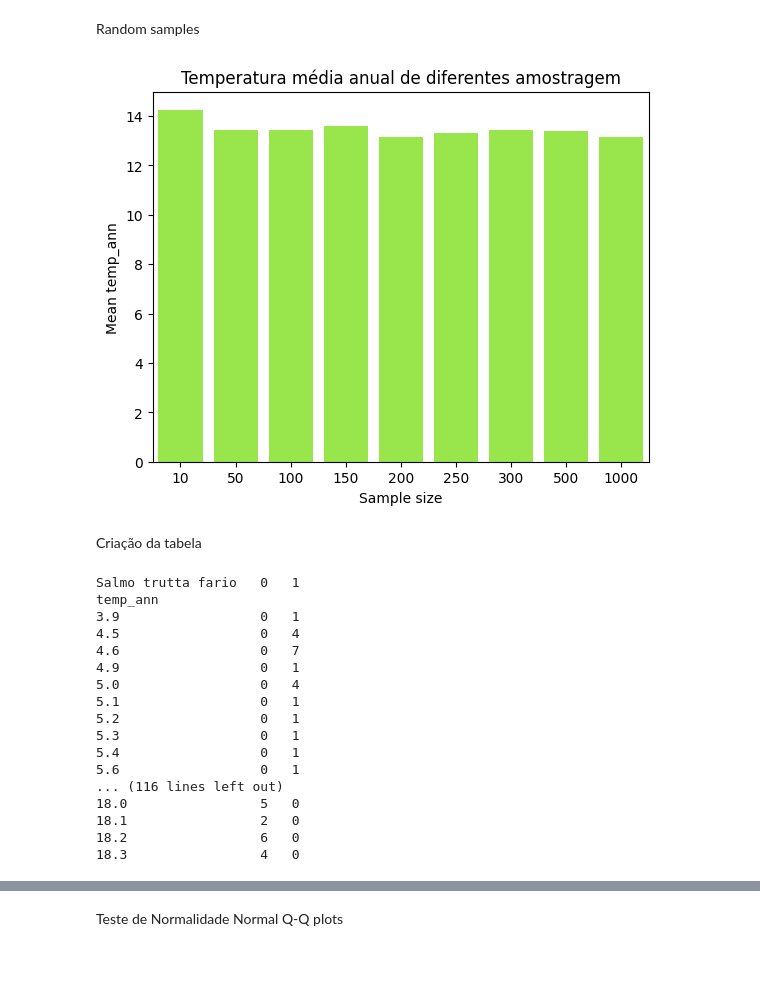
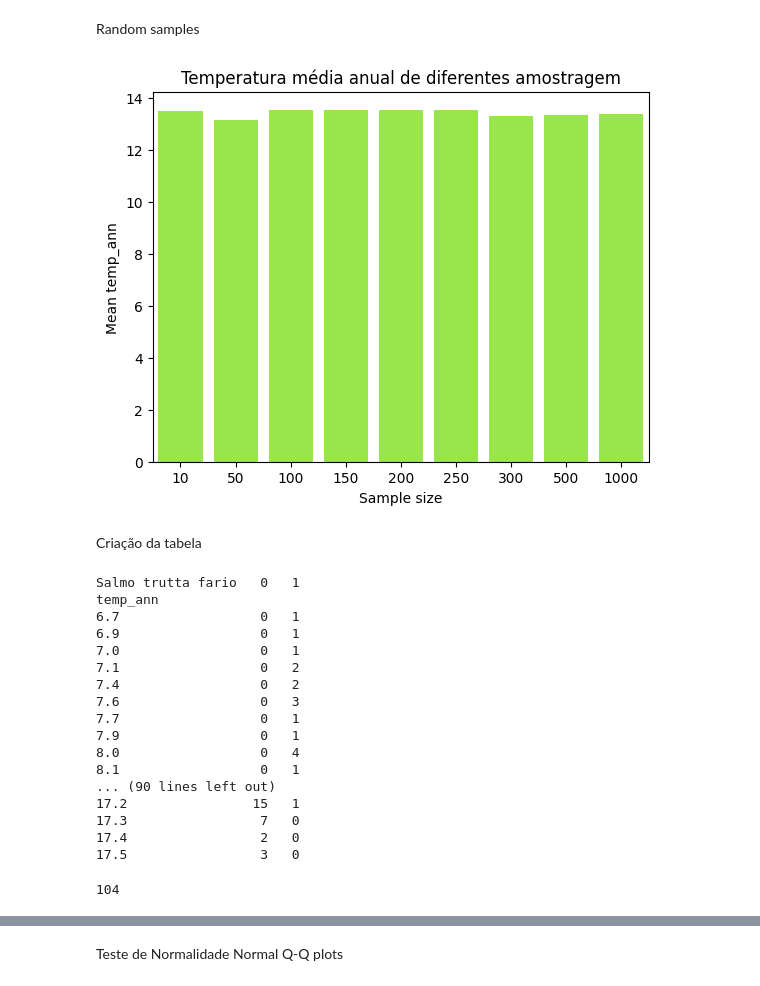
Before and after one commit to jfilipa1/greends-avcd, a Jupyter notebook: people/cremildo/Ex_3.ipynb, the cells around one changed output, grey strips where cells are left out. Saved outputs shown, nothing was run; the diff lists cells and outputs as text; code cells hidden in the pictures.

```diff
--- a/people/cremildo/Ex_3.ipynb
+++ b/people/cremildo/Ex_3.ipynb
@@ -94,0 +129,3 @@ df.columns = list(map(str, df.columns))
+# %%
+df2 = df.dropna() # drops rows when at least one element is a missing value
+df2.info()
@@ -119,22 +162,22 @@ Random samples
 # %%
 import numpy as np
 sample_sizes = [10, 50, 100, 150, 200, 250, 300, 500, 1000]
 means = []
 
 for i in sample_sizes:
-    sample = df.sample(n=i)
+    sample = df2.sample(n=i)
     mean_temp_ann = np.mean(sample["temp_ann"])
     means.append(mean_temp_ann)
 
 sns.barplot(x=np.array(sample_sizes), y=np.array(means), color = "#99FF33")
 
 plt.xlabel("Sample size")
 plt.ylabel("Mean temp_ann")
 plt.title("Temperatura média anual de diferentes amostragem")
 
 plt.show()
 # %% [output]
-[figure, old version]
+[figure, new version]
 # %% [markdown]
 Criação da tabela
 # %%
@@ -143,27 +186,28 @@ import random
 import matplotlib.pyplot as plt
 import numpy as np
 
-salm_temp = pd.crosstab(df["temp_ann"], df["Salmo trutta fario"])
+salm_temp = pd.crosstab(df2["temp_ann"], df2["Salmo trutta fario"])
 print(salm_temp)
-#len(salm_temp)
+len(salm_temp)
 # %% [output]
 Salmo trutta fario   0   1
 temp_ann
-3.9                  0   1
-4.5                  0   4
-4.6                  0   7
-4.9                  0   1
-5.0                  0   4
-5.1                  0   1
-5.2                  0   1
-5.3                  0   1
-5.4                  0   1
-5.6                  0   1
-... (116 lines left out)
-18.0                 5   0
-18.1                 2   0
-18.2                 6   0
-18.3                 4   0
+6.7                  0   1
+6.9                  0   1
+7.0                  0   1
+7.1                  0   2
+7.4                  0   2
+7.6                  0   3
+7.7                  0   1
+7.9                  0   1
+8.0                  0   4
+8.1                  0   1
+... (90 lines left out)
+17.2                15   1
+17.3                 7   0
+17.4                 2   0
+17.5                 3   0
+104
 # %%
 # Creating barplot from crosstable
 
```
Also changed, not shown: parts of 11 cells of this notebook.
